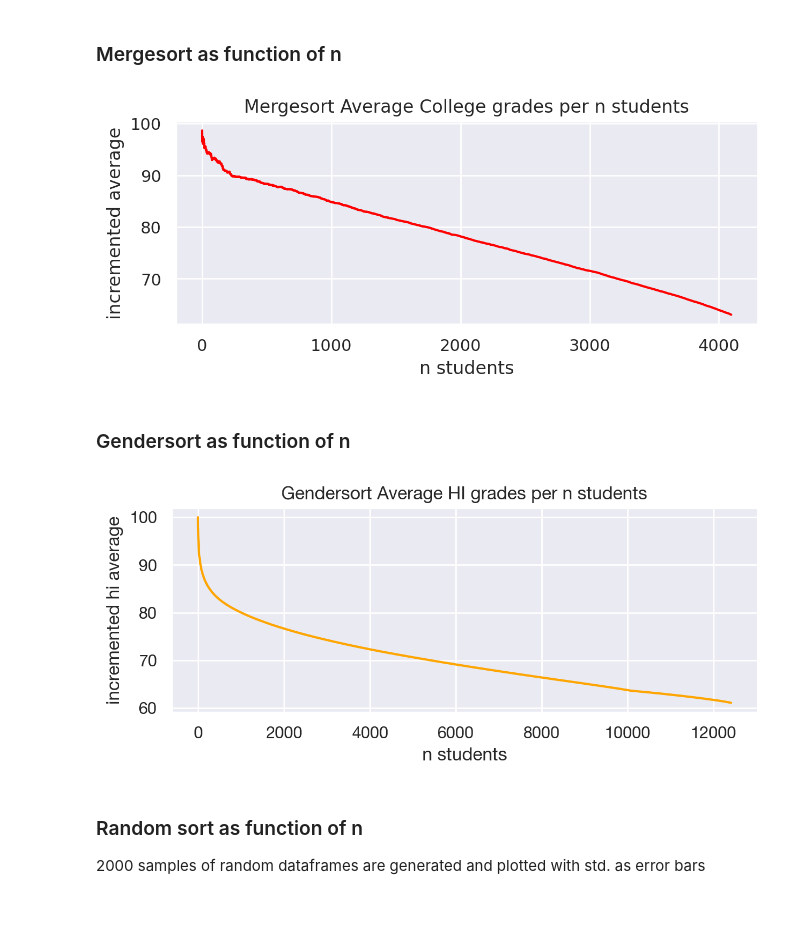
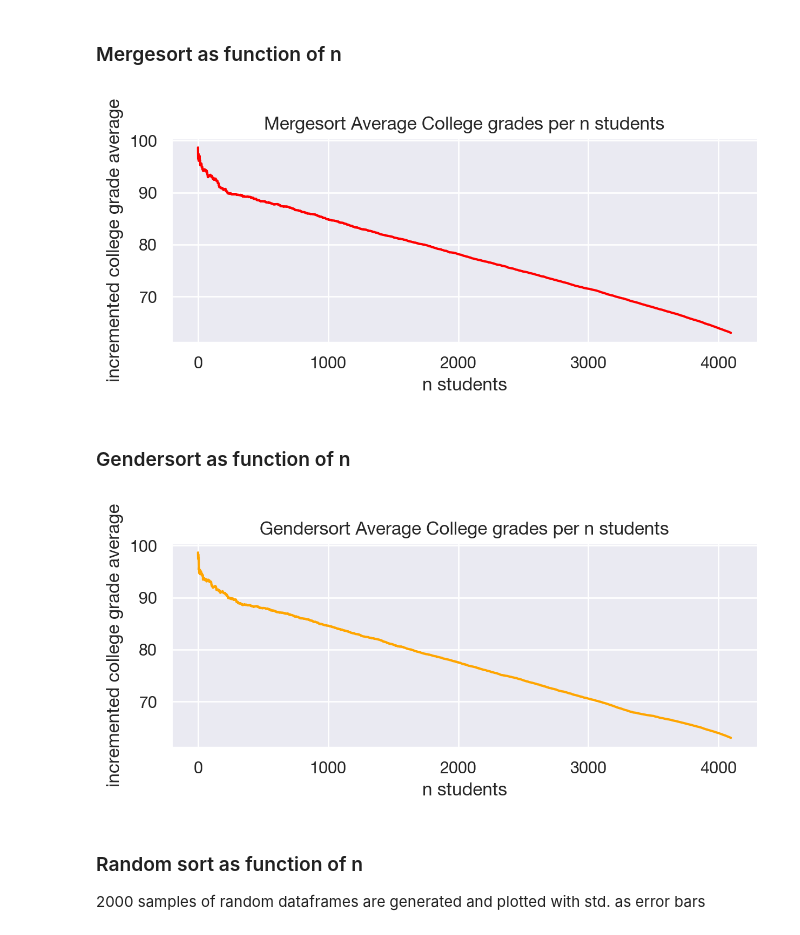
Before and after one commit to s183910/Bachelor_Gabi_Kat, a Jupyter notebook: Notebooks/Basic_dists/Baselines real.ipynb, the cells around one changed output. Saved outputs shown, nothing was run; the diff lists cells and outputs as text; code cells hidden in the pictures.

Commit message:
Updated baselines with college and test set + new correlation heatmap

```diff
--- a/Notebooks/Basic_dists/Baselines real.ipynb
+++ b/Notebooks/Basic_dists/Baselines real.ipynb
@@ -39,3 +39,5 @@ setup_mpl()
 # df = pd.read_csv("df_sum_score.csv")
 df = pd.read_csv("X_test_raw.csv")
 y_test = pd.read_csv("y_test_raw.csv")
+# %%
+df = pd.merge(df.copy(), y_test, on="Unnamed: 0") #Inner, right are default
@@ -157,10 +175,10 @@ df_avg["incr_hi_mean"] = df_avg.HI_GRADE_AVG.expanding().mean()
 # %%
 # Først merge col tilbage på de sorterede df'er.
 # df_avg.merge(y_test[["Unnamed: 0", "COL_AVG_GRADE"]], how="left", on="Unnamed: 0")
-df_avg1 = pd.merge(df_avg, y_test, on="Unnamed: 0")
+#df_avg1 = pd.merge(df_avg, y_test, on="Unnamed: 0")
 # %%
 
-df_avg1["incr_col_mean"] = df_avg1.COL_GRADE_AVG.expanding().mean()
+df_avg["incr_col_mean"] = df_avg.COL_GRADE_AVG.expanding().mean()
 #evt.:
 
 #check the incremented average grades
@@ -168,17 +186,17 @@ df_avg1["incr_col_mean"] = df_avg1.COL_GRADE_AVG.expanding().mean()
 
 #set cumsum of index to use for plot
 # df_avg1["n_students"] = range(len(df))
-df_avg1["n_students"] = range(len(df_avg1))
+df_avg["n_students"] = range(len(df_avg1))
 # %%
 # Look of single lineplot of mergesort grades as function of n
 # sns.lineplot(x="n_students", y="incr_hi_mean", data=df_avg, color="red").set_title("Mergesort Average HI grades per n students")
-sns.lineplot(x="n_students", y="incr_col_mean", data=df_avg1, color="red").set_title("Mergesort Average College grades per n students")
+sns.lineplot(x="n_students", y="incr_col_mean", data=df_avg, color="red").set_title("Mergesort Average College grades per n students")
 
 plt.xlabel('n students')
-plt.ylabel('incremented average')
+plt.ylabel('incremented college grade average')
 plt.show()
 # %% [output]
-[figure, old version]
+[figure, new version]
 # %% [markdown]
 ### Gendersort as function of n
 # %%
@@ -195,12 +215,12 @@ gender_df["incr_hi_mean"] = gender_df.HI_GRADE_AVG.expanding().mean()
 gender_df["n_students"] = range(len(gender_df))
 # %%
 # Look of single lineplot of gendersort grades as function of n
-sns.lineplot(x="n_students", y="incr_hi_mean", data=gender_df, color="orange").set_title("Gendersort Average HI grades per n students")
+sns.lineplot(x="n_students", y="incr_col_mean", data=gender_df, color="orange").set_title("Gendersort Average College grades per n students")
 plt.xlabel('n students')
-plt.ylabel('incremented hi average')
+plt.ylabel('incremented college grade average')
 plt.show()
 # %% [output]
-[figure, old version]
+[figure, new version]
 # %% [markdown]
 ### Random sort as function of n
 2000 samples of random dataframes are generated and plotted with std. as error bars
```
Also changed, not shown: parts of 10 cells of this notebook, 2 other files.
